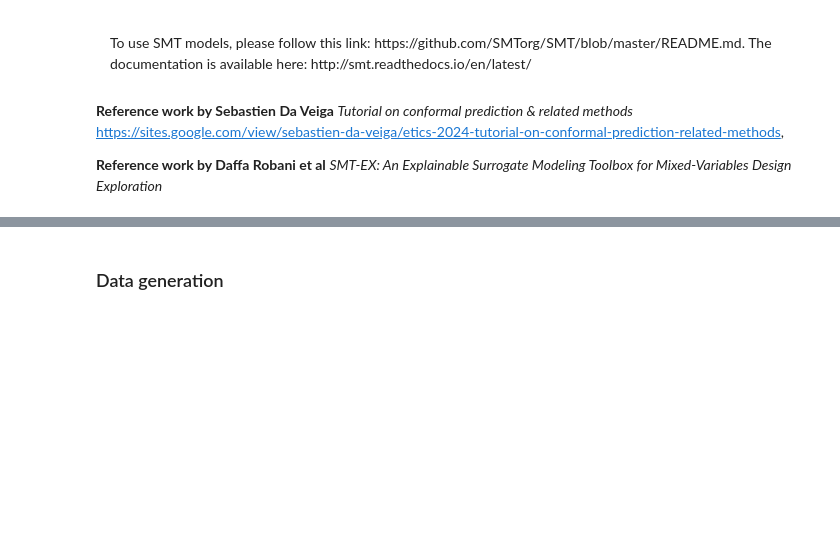
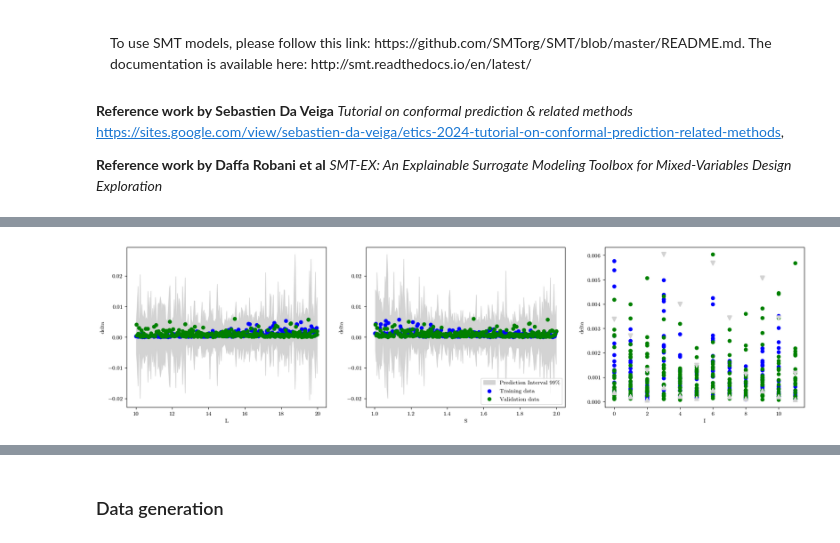
Before and after one commit to daffarobani/smt-explainability, a Jupyter notebook: tutorial/Explainability_tools.ipynb, the cells around one changed output, grey strips where cells are left out. Drawn from its saved outputs; the diff is of its cells as text; code cells hidden in the pictures; blank space fills up the shorter version.

```diff
--- a/tutorial/Explainability_tools.ipynb
+++ b/tutorial/Explainability_tools.ipynb
@@ -26,0 +101,91 @@ Mixed-Variables Design Exploration*
+# %%
+x2 = fun.sample(int(250))
+
+y2 = model.predict_values(x2)
+# estimated variance
+s2 = np.sqrt(model.predict_variances(x2))
+# %%
+_, axs = plt.subplots(1, 3, figsize=(21, 5))
+
+# add a plot with variance
+# Sort x2 based on the values in the second column
+sorted_indices = np.argsort(x2[:, 1])
+
+# Apply the sorted indices to x2 and y2
+x2_sorted = x2[sorted_indices]
+y2_sorted = y2[sorted_indices]
+s2_sorted = s2[sorted_indices]
+axs[0].fill_between(
+    np.ravel(x2_sorted[:, 1]),
+    np.ravel(y2_sorted - 3 * np.sqrt(s2_sorted)),
+    np.ravel(y2_sorted + 3 * np.sqrt(s2_sorted)),
+    color="lightgray",
+)
+
+axs[0].scatter(x[:, 1], y, color="b")
+axs[0].scatter(x2_sorted[:, 1], y2, color="g")
+
+axs[0].set_xlabel("L")
+axs[0].set_ylabel("delta")
+
+# add a plot with variance
+# Sort x2 based on the values in the second column
+sorted_indices = np.argsort(x2[:, 2])
+
+# Apply the sorted indices to x2 and y2
+x2_sorted = x2[sorted_indices]
+y2_sorted = y2[sorted_indices]
+s2_sorted = s2[sorted_indices]
+
+
+# add a plot with variance
+
+axs[1].fill_between(
+    np.ravel(x2_sorted[:, 2]),
+    np.ravel(y2_sorted - 3 * np.sqrt(s2_sorted)),
+    np.ravel(y2_sorted + 3 * np.sqrt(s2_sorted)),
+    color="lightgray",
+)
+axs[1].scatter(x[:, 2], y, color="b")
+axs[1].scatter(x2_sorted[:, 2], y2, color="g")
+
+axs[1].set_xlabel("S")
+axs[1].set_ylabel("delta")
+axs[1].legend(
+    ["Prediction Interval 99%", "Training data", "Validation data"],
+    loc="lower right",
+)
+
+
+# add a plot with variance
+# Sort x2 based on the values in the second column
+sorted_indices = np.argsort(x2[:, 0])
+
+# Apply the sorted indices to x2 and y2
+x2_sorted = x2[sorted_indices]
+y2_sorted = y2[sorted_indices]
+s2_sorted = s2[sorted_indices]
+
+
+# add a plot with variance
+axs[2].scatter(x[:, 0], y, color="b")
+axs[2].scatter(x2_sorted[:, 0], y2, color="g")
+up = np.copy(np.ravel(y2_sorted + 3 * np.sqrt(s2_sorted)))
+lo = np.copy(np.ravel(y2_sorted - 3 * np.sqrt(s2_sorted)))
+
+for i in range(len(up)):
+    up[i] = np.max(y2_sorted[x2_sorted[:, 0] == x2_sorted[i, 0]])
+    lo[i] = np.min(y2_sorted[x2_sorted[:, 0] == x2_sorted[i, 0]])
+
+axs[2].scatter(x2_sorted[:, 0], up, marker="v", s=50, color="lightgray")
+axs[2].scatter(x2_sorted[:, 0], lo, marker="^", s=50, color="lightgray")
+
+axs[2].set_xlabel("I")
+axs[2].set_ylabel("delta")
+
+
+plt.show()
+
+plt.savefig("a")
+# %% [output]
+[figure, added]
```
Also changed, not shown: parts of 16 cells of this notebook.
